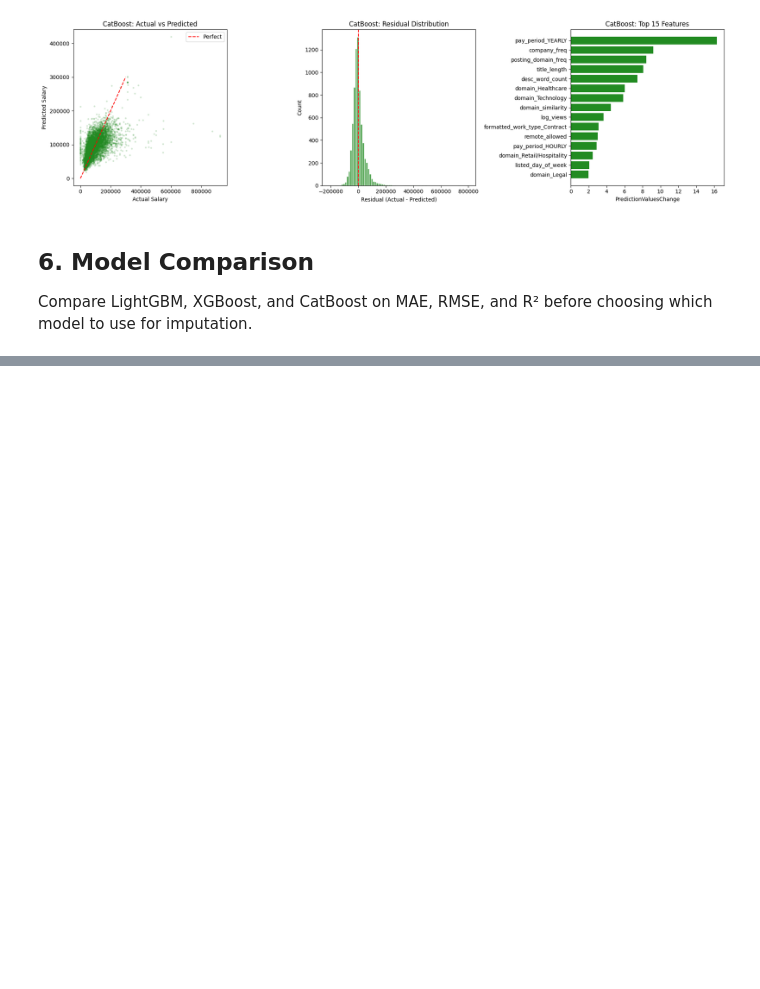
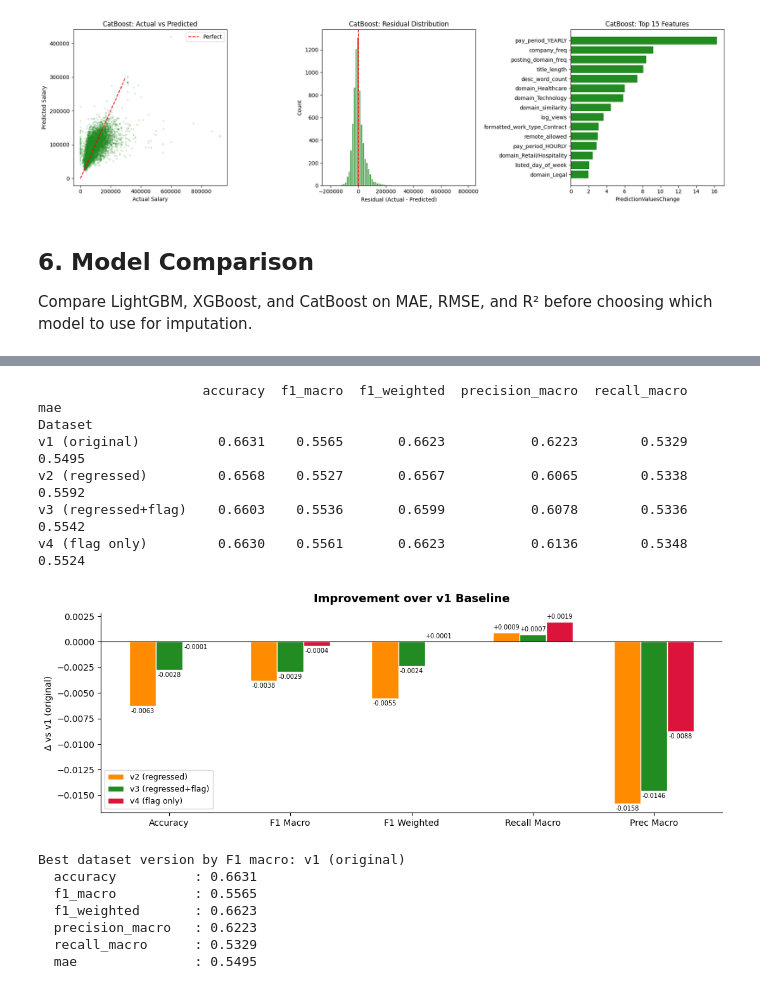
Before and after one commit to ognjenvujovic04/job-intelligence, a Jupyter notebook: notebooks/2.1-ov-salary-regression.ipynb, the cells around one changed output, grey strips where cells are left out. Drawn from its saved outputs; the diff is of its cells as text; code cells hidden in the pictures; blank space fills up the shorter version.

Commit message:
feat(modeling): extend 2.1 notebook with dataset version comparison

```diff
--- a/notebooks/2.1-ov-salary-regression.ipynb
+++ b/notebooks/2.1-ov-salary-regression.ipynb
@@ -561,0 +648,58 @@ Saved test:  ../data/processed/v2/feature_matrix_test_v2.csv  ((24709, 44))
+# %%
+dataset_versions = list(clf_results.keys())
+
+# --- Summary table ---
+summary_keys = ['accuracy', 'f1_macro', 'f1_weighted', 'precision_macro', 'recall_macro', 'mae']
+summary_df = pd.DataFrame(
+    {v: {k: clf_results[v].get(k, float('nan')) for k in summary_keys}
+     for v in dataset_versions}
+).T
+summary_df.index.name = 'Dataset'
+print(summary_df.to_string(float_format=lambda x: f'{x:.4f}'))
+
+# --- Delta vs v1 baseline ---
+baseline_ver   = 'v1 (original)'
+delta_metrics  = ['accuracy', 'f1_macro', 'f1_weighted', 'recall_macro', 'precision_macro']
+delta_labels   = ['Accuracy', 'F1 Macro', 'F1 Weighted', 'Recall Macro', 'Prec Macro']
+other_versions = [v for v in dataset_versions if v != baseline_ver]
+
+fig, ax = plt.subplots(figsize=(11, 4))
+x_d = np.arange(len(delta_metrics))
+w_d = 0.22
+
+for i, (ver, color) in enumerate(zip(other_versions, DATASET_COLORS[1:])):
+    deltas = [clf_results[ver].get(m, 0) - clf_results[baseline_ver].get(m, 0)
+              for m in delta_metrics]
+    bars = ax.bar(x_d + i * w_d, deltas, w_d, label=ver, color=color, edgecolor='white')
+    ax.bar_label(bars, fmt='%+.4f', fontsize=7, padding=2)
+
+ax.set_xticks(x_d + w_d * (len(other_versions) - 1) / 2)
+ax.set_xticklabels(delta_labels, fontsize=10)
+ax.axhline(0, color='black', linewidth=0.8)
+ax.set_ylabel(f'Δ vs {baseline_ver}')
+ax.set_title('Improvement over v1 Baseline', fontsize=13, fontweight='bold', pad=12)
+ax.legend(fontsize=9)
+ax.spines[['top', 'right']].set_visible(False)
+plt.tight_layout()
+plt.show()
+
+# --- Best version summary ---
+best_ver = max(clf_results, key=lambda v: clf_results[v]['f1_macro'])
+print(f"\nBest dataset version by F1 macro: {best_ver}")
+for k in summary_keys:
+    print(f"  {k:<18}: {clf_results[best_ver][k]:.4f}")
+# %% [output]
+                     accuracy  f1_macro  f1_weighted  precision_macro  recall_macro    mae
+Dataset
+v1 (original)          0.6631    0.5565       0.6623           0.6223        0.5329 0.5495
+v2 (regressed)         0.6568    0.5527       0.6567           0.6065        0.5338 0.5592
+v3 (regressed+flag)    0.6603    0.5536       0.6599           0.6078        0.5336 0.5542
+v4 (flag only)         0.6630    0.5561       0.6623           0.6136        0.5348 0.5524
+[figure, added]
+Best dataset version by F1 macro: v1 (original)
+  accuracy          : 0.6631
+  f1_macro          : 0.5565
+  f1_weighted       : 0.6623
+  precision_macro   : 0.6223
+  recall_macro      : 0.5329
+  mae               : 0.5495
```
Also changed, not shown: parts of 16 cells of this notebook.
